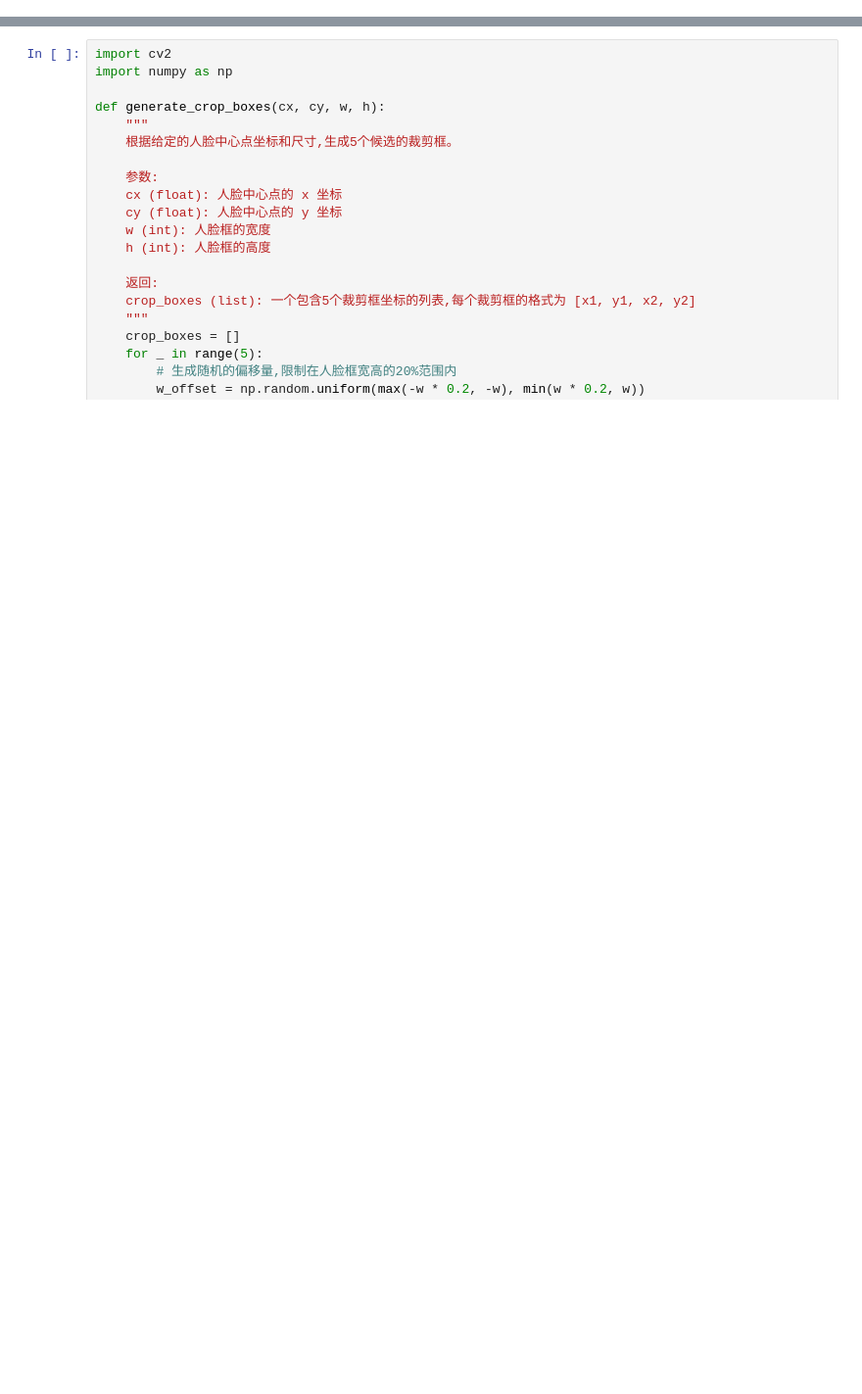
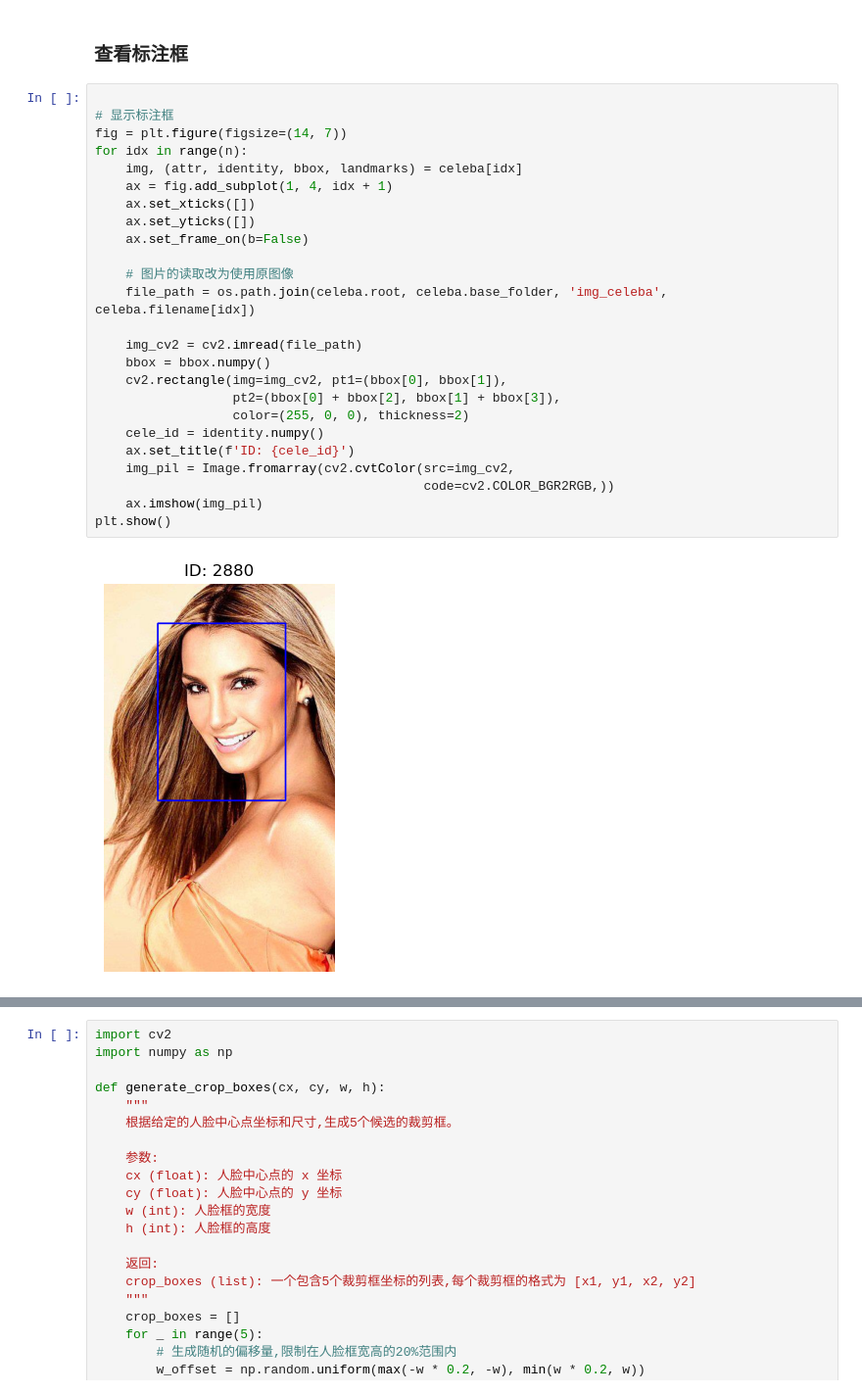
Before and after one commit to domonic18/detect_face_mtcnn, a Jupyter notebook: doc/CelebA.ipynb, the cells around one changed output, grey strips where cells are left out. Shown at 98% size. Saved outputs shown, nothing was run; the diff lists cells and outputs as text; blank space fills up the shorter version.

```diff
--- a/doc/CelebA.ipynb
+++ b/doc/CelebA.ipynb
@@ -80,0 +50,29 @@ plt.show()
+# %% [markdown]
+### 查看标注框
+# %%
+
+# 显示标注框
+fig = plt.figure(figsize=(14, 7))
+for idx in range(n):
+    img, (attr, identity, bbox, landmarks) = celeba[idx]
+    ax = fig.add_subplot(1, 4, idx + 1)
+    ax.set_xticks([])
+    ax.set_yticks([])
+    ax.set_frame_on(b=False)
+
+    # 图片的读取改为使用原图像
+    file_path = os.path.join(celeba.root, celeba.base_folder, 'img_celeba', celeba.filename[idx])
+
+    img_cv2 = cv2.imread(file_path)
+    bbox = bbox.numpy()
+    cv2.rectangle(img=img_cv2, pt1=(bbox[0], bbox[1]),
+                  pt2=(bbox[0] + bbox[2], bbox[1] + bbox[3]),
+                  color=(255, 0, 0), thickness=2)
+    cele_id = identity.numpy()
+    ax.set_title(f'ID: {cele_id}')
+    img_pil = Image.fromarray(cv2.cvtColor(src=img_cv2,
+                                           code=cv2.COLOR_BGR2RGB,))
+    ax.imshow(img_pil)
+plt.show()
+# %% [output]
+[figure, added]
```
Also changed, not shown: parts of 5 cells of this notebook.
